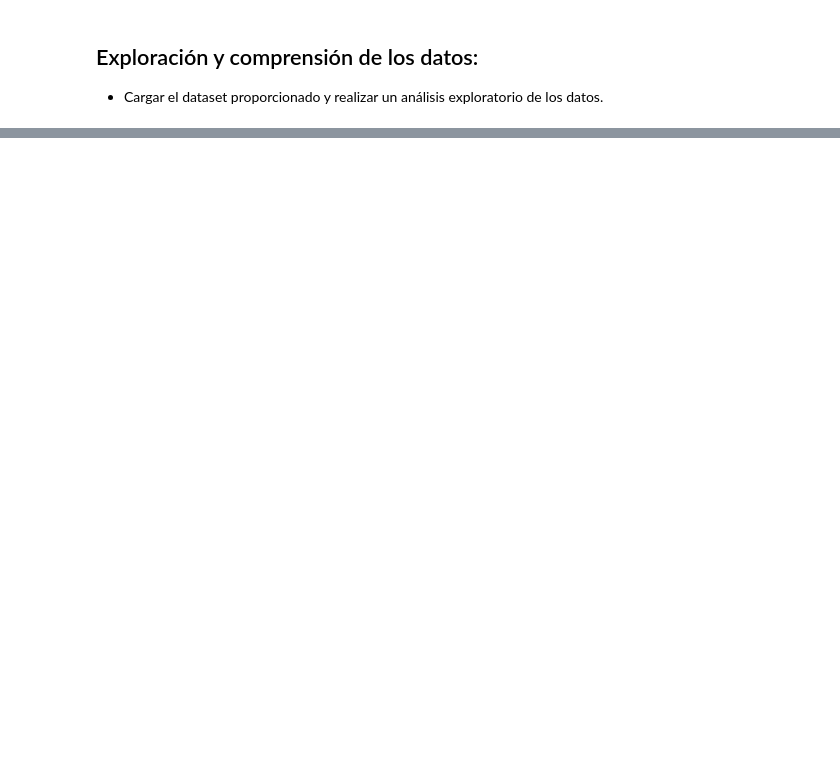
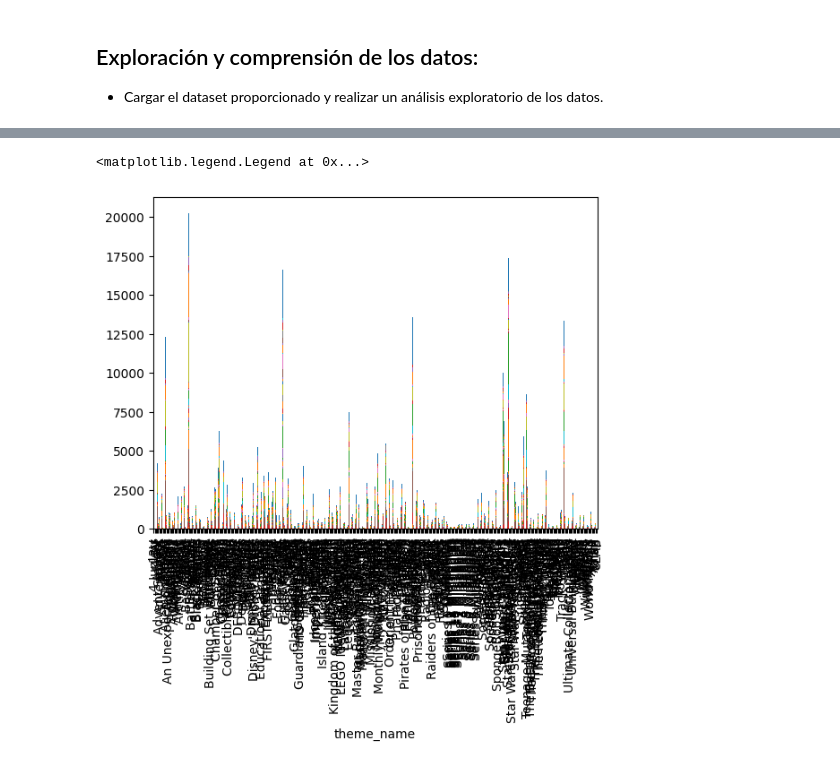
Before and after one commit to gonzafernan/ceia-andd, a Jupyter notebook: lego.ipynb, the cells around one changed output, grey strips where cells are left out. Cells and saved outputs as stored; diff of their text form; code cells hidden in the pictures; blank space fills up the shorter version.

```diff
--- a/lego.ipynb
+++ b/lego.ipynb
@@ -33,0 +217,3 @@ inventory_parts_df.head()
+# %%
+df_plot = new_new_df.groupby(['color_rgb', 'theme_name']).size().reset_index().pivot(columns='color_rgb', index='theme_name', values=0)
+df_plot.head()
@@ -34 +237,7 @@ inventory_parts_df.head()
+# %%
+fig = df_plot.plot(kind='bar', stacked=True)
+fig.legend([],[], frameon=False)
+# %% [output]
+<matplotlib.legend.Legend at 0x...>
+[figure, added]
 # %%
```
Also changed, not shown: parts of 29 cells of this notebook.
